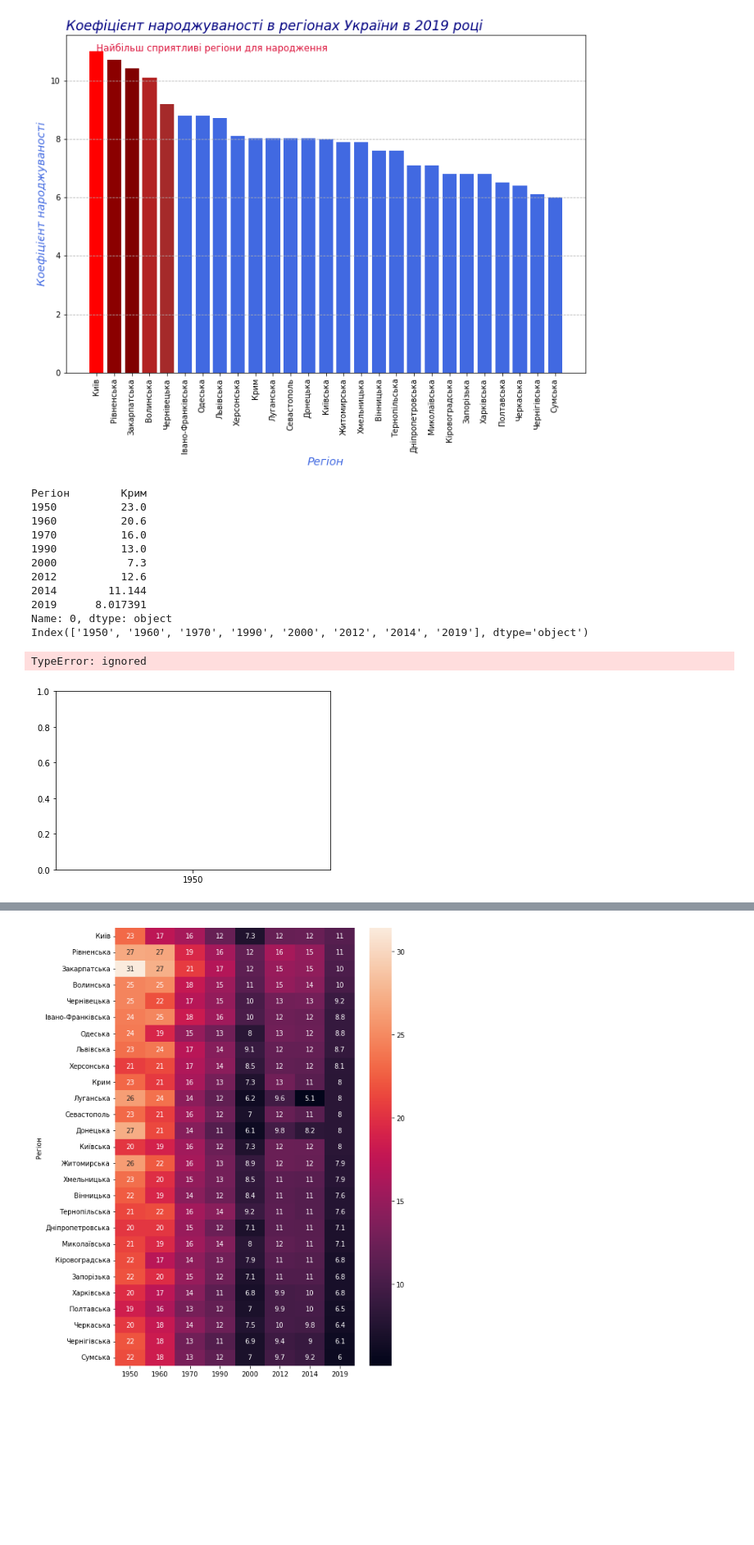
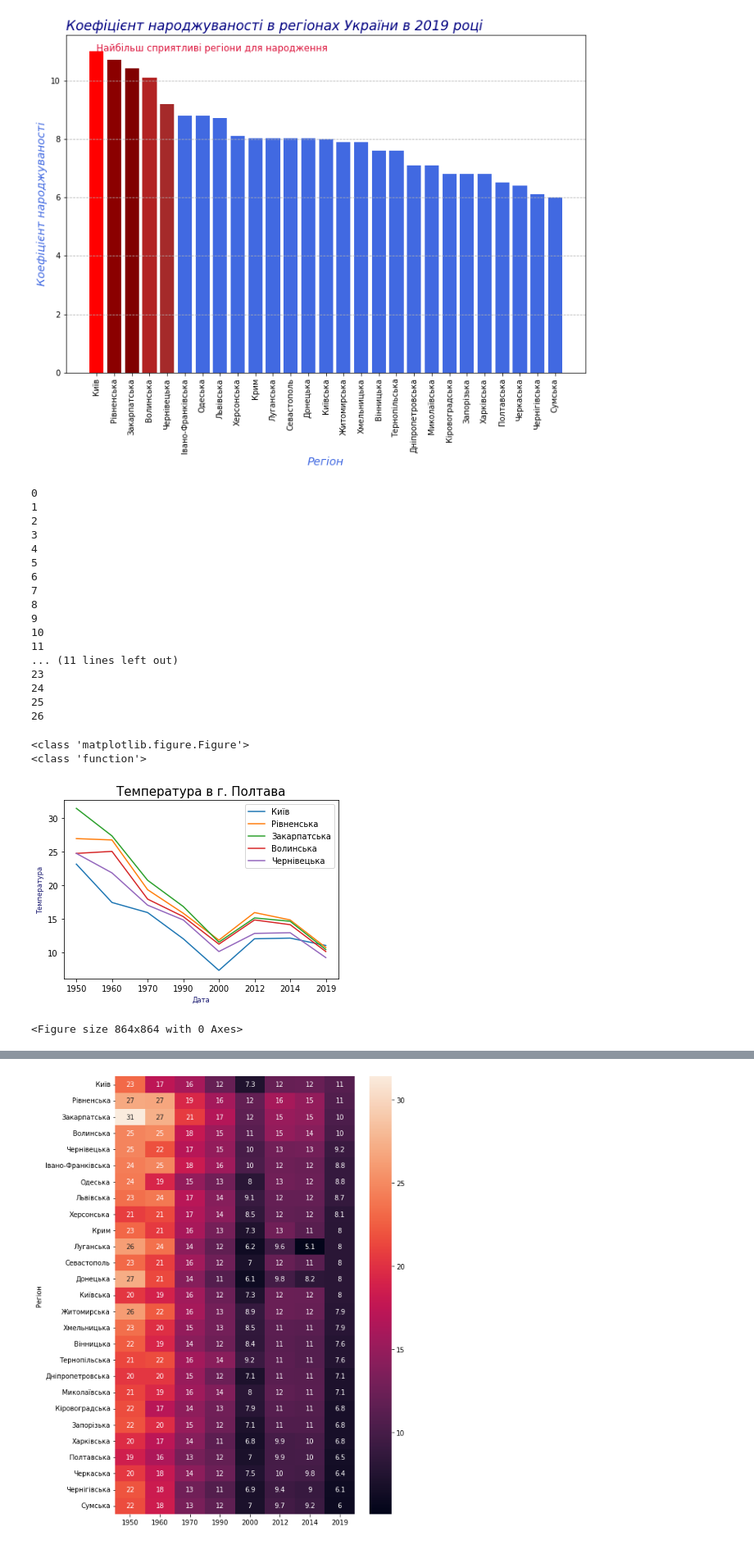
Before and after one commit to PavelStelmakhV/hw303-data-visualization, a Jupyter notebook: Hw2.1.ipynb, the cells around one changed output, grey strips where cells are left out. Shown: that part at 82% size. Saved outputs shown, nothing was run; the diff lists cells and outputs as text; code cells hidden in the pictures; blank space fills up the shorter version.

```diff
--- a/Hw2.1.ipynb
+++ b/Hw2.1.ipynb
@@ -116,7 +116,7 @@ plt.show()
 # %% [markdown]
 # Визуализация данных
 # %%
-new_df = df.sort_values(by='2019', ascending=False)
+new_df = df.sort_values(by='2019', ascending=False).copy()
 color_bar = ['red', 'darkred', 'maroon', 'firebrick', 'brown']
 color_bar += ['royalblue'] * (len(new_df['Регіон']) - len(color_bar))
 plt.figure(figsize=(12, 8))
@@ -130,31 +130,48 @@ plt.text('Київ', 11, 'Найбiльш сприятливi регiони дл
 plt.show()
 # %% [output]
 [figure]
+# %%
+for row in range(len(new_df)):
+  print(row)
+# %% [output]
+0
+1
+2
+3
+4
+5
+6
+7
+8
+9
+10
+11
+... (11 lines left out)
+23
+24
+25
+26
 # %%
-print(new_df.loc[0])
-print(new_df.columns[1:])
+# print(new_df.iloc[0].tolist())
+# print(new_df.columns[1:])
 fig, axs = plt.subplots()
-# fig.figure(figsize=(12, 8))
-axs.plot(['1950', '1960', '1970', '1990', '2000', '2012', '2014', '2019'], new_df.loc[0], label='Київ')
+fig.figsize=[12, 12]
+print(type(fig))
+print(type(plt.figure))
+for row in range(5):
+  axs.plot(new_df.columns[1:], new_df.iloc[row].tolist()[1:], label=new_df.iloc[row].tolist()[0])
+
 # axs.plot(new_df['Регіон'], new_df['2014'], label='2014')
 plt.xlabel('Дата', fontsize='small', color='midnightblue')
 plt.ylabel('Температура', fontsize='small', color='midnightblue')
 plt.title('Температура в г. Полтава', fontsize=15)
 # plt.text(date[0], 15, 'Осень достаточно теплая', color="blue")
 plt.legend()
-plt.figure(figsize=(12, 12))
+# plt.figure(figsize=(12, 12))
+fig.figsize=[12, 12]
 plt.show()
 # %% [output]
-Регіон        Крим
-1950          23.0
-1960          20.6
-1970          16.0
-1990          13.0
-2000           7.3
-2012          12.6
-2014        11.144
-2019      8.017391
-Name: 0, dtype: object
-Index(['1950', '1960', '1970', '1990', '2000', '2012', '2014', '2019'], dtype='object')
+<class 'matplotlib.figure.Figure'>
+<class 'function'>
+[figure, new version]
-TypeError: ignored
+<Figure size 864x864 with 0 Axes>
-[figure, old version]
```
Also changed, not shown: parts of 1 cell of this notebook.
